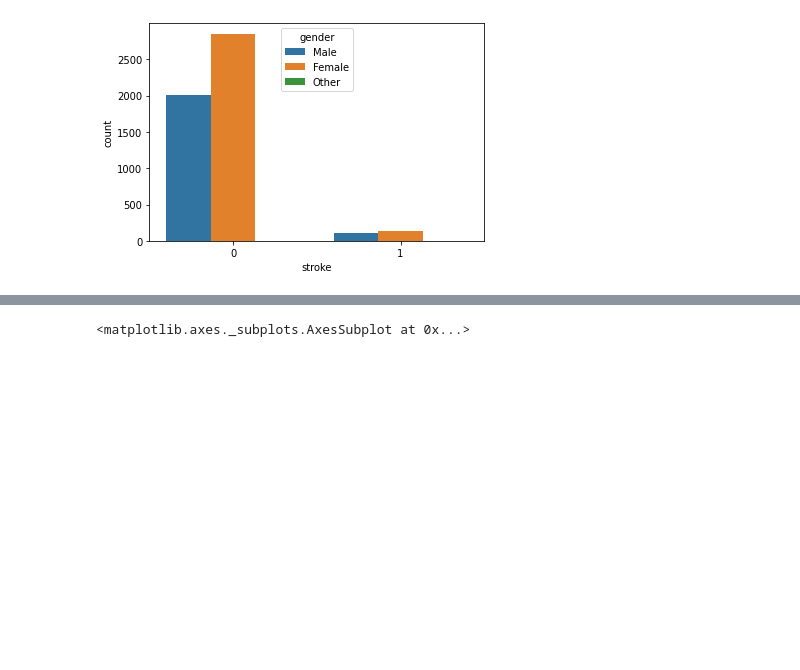
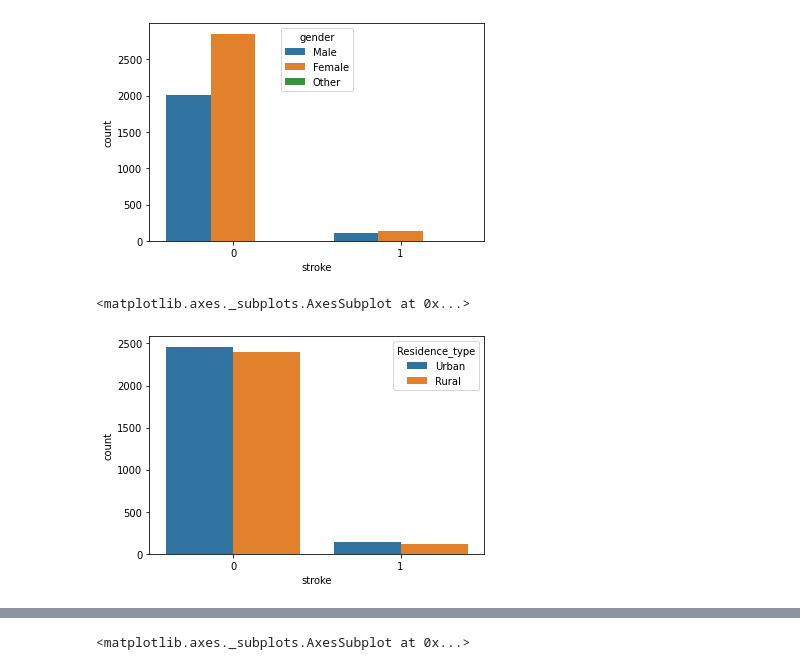
Before and after one commit to YoonSa8/collage-projects-, a Jupyter notebook: Untitled1.ipynb, the cells around one changed output, grey strips where cells are left out. Drawn from its saved outputs; the diff is of its cells as text; code cells hidden in the pictures; blank space fills up the shorter version.

```diff
--- a/Untitled1.ipynb
+++ b/Untitled1.ipynb
@@ -60,3 +60,8 @@ sns.countplot(df['stroke'], hue=df['gender'])
 # %% [output]
 <matplotlib.axes._subplots.AxesSubplot at 0x...>
 [figure]
+# %%
+sns.countplot(df['stroke'], hue= df['Residence_type'])
+# %% [output]
+<matplotlib.axes._subplots.AxesSubplot at 0x...>
+[figure, added]
```
Also changed, not shown: parts of 16 cells of this notebook.
